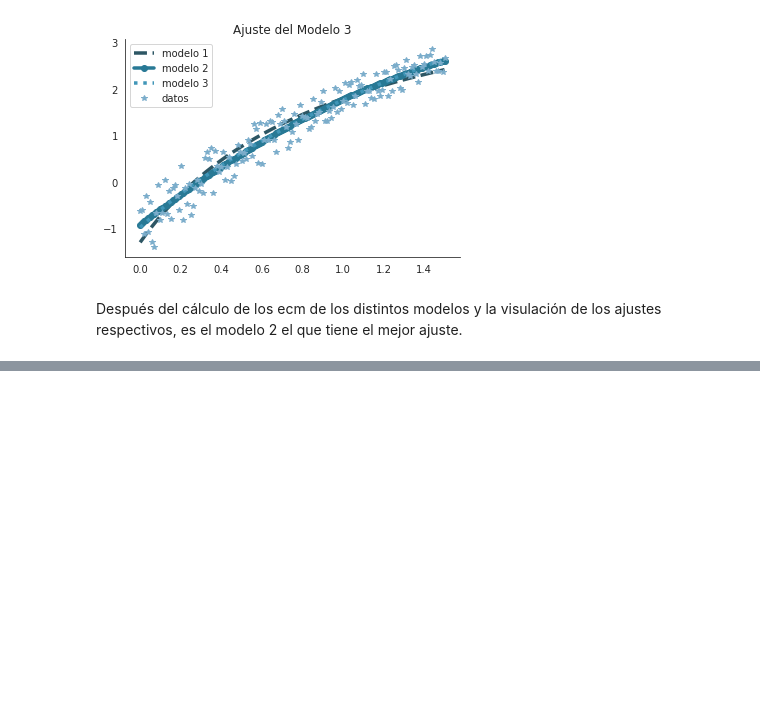
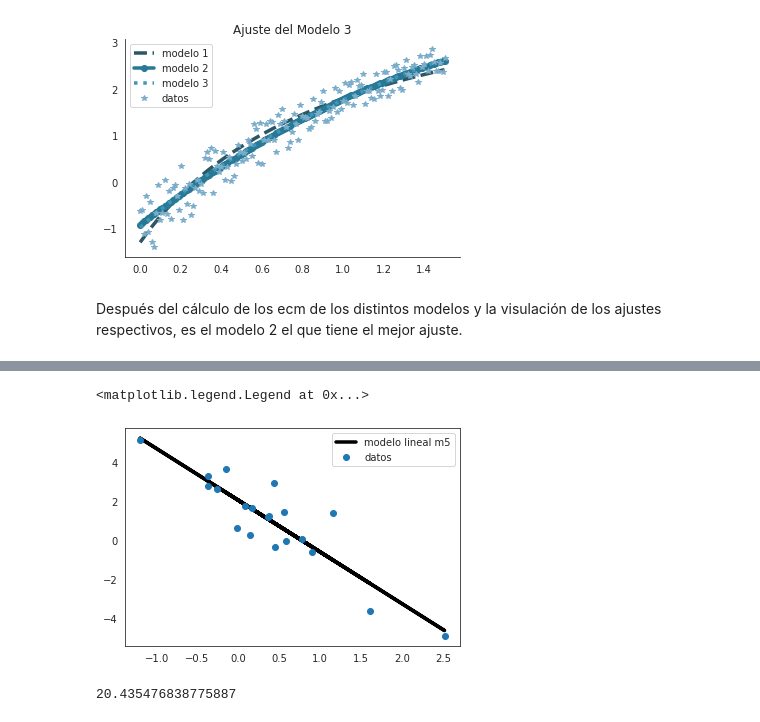
Before and after one commit to dapivei/practice-mcd, a Jupyter notebook: Practicas-Semanales/Semana 3/minimos_cuadrados.ipynb, the cells around one changed output, grey strips where cells are left out. Saved outputs shown, nothing was run; the diff lists cells and outputs as text; code cells hidden in the pictures; blank space fills up the shorter version.

```diff
--- a/Practicas-Semanales/Semana 3/minimos_cuadrados.ipynb
+++ b/Practicas-Semanales/Semana 3/minimos_cuadrados.ipynb
@@ -239,0 +335,4 @@ Después del cálculo de los ecm de los distintos modelos y la visulación de lo
+# %%
+# el tercer argumento de polyfit especifica el grado del polinomio a ajustar.
+ngrado_m5 = 1
+coeficientes_m5 = np.polyfit(x,y,ngrado_m5)
@@ -239,0 +347,2 @@ Después del cálculo de los ecm de los distintos modelos y la visulación de lo
+# %%
+y_ajustadas_m5 = coeficientes_m5[1] + coeficientes_m5[0] * x
@@ -239,0 +355,7 @@ Después del cálculo de los ecm de los distintos modelos y la visulación de lo
+# %%
+
+plt.plot(x, y_ajustadas_m5, 'k-',x, y, 'o')
+plt.legend(['modelo lineal m5','datos'], loc='best')
+# %% [output]
+<matplotlib.legend.Legend at 0x...>
+[figure, added]
@@ -239,0 +366,4 @@ Después del cálculo de los ecm de los distintos modelos y la visulación de lo
+# %%
+ecm5
+# %% [output]
+20.435476838775887
```
Also changed, not shown: parts of 38 cells of this notebook.
